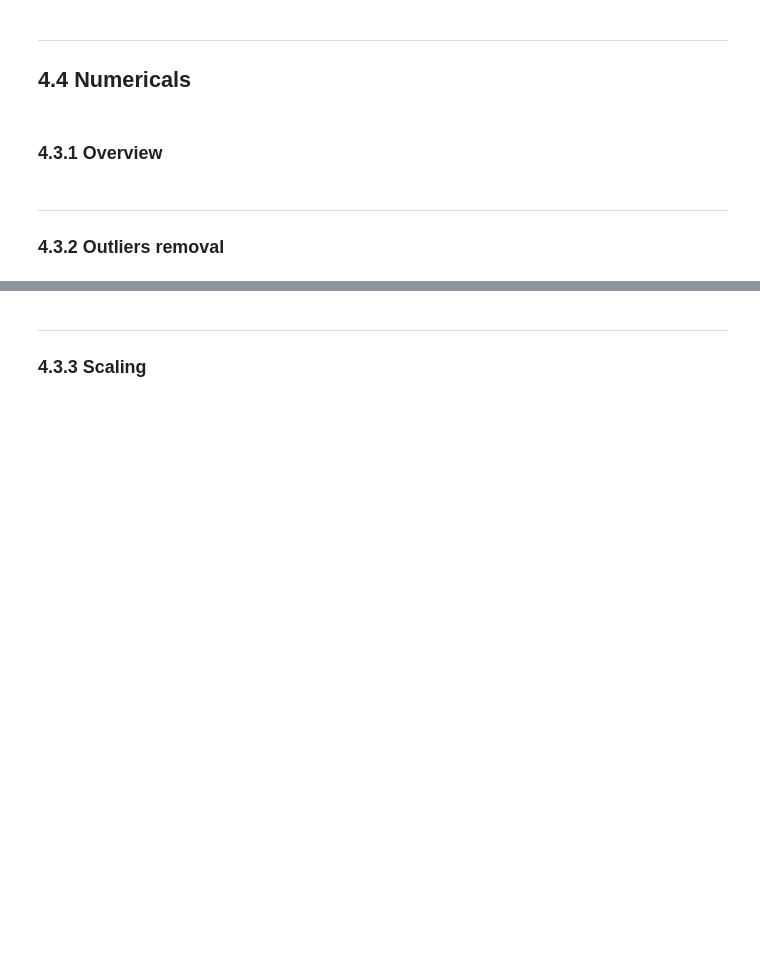
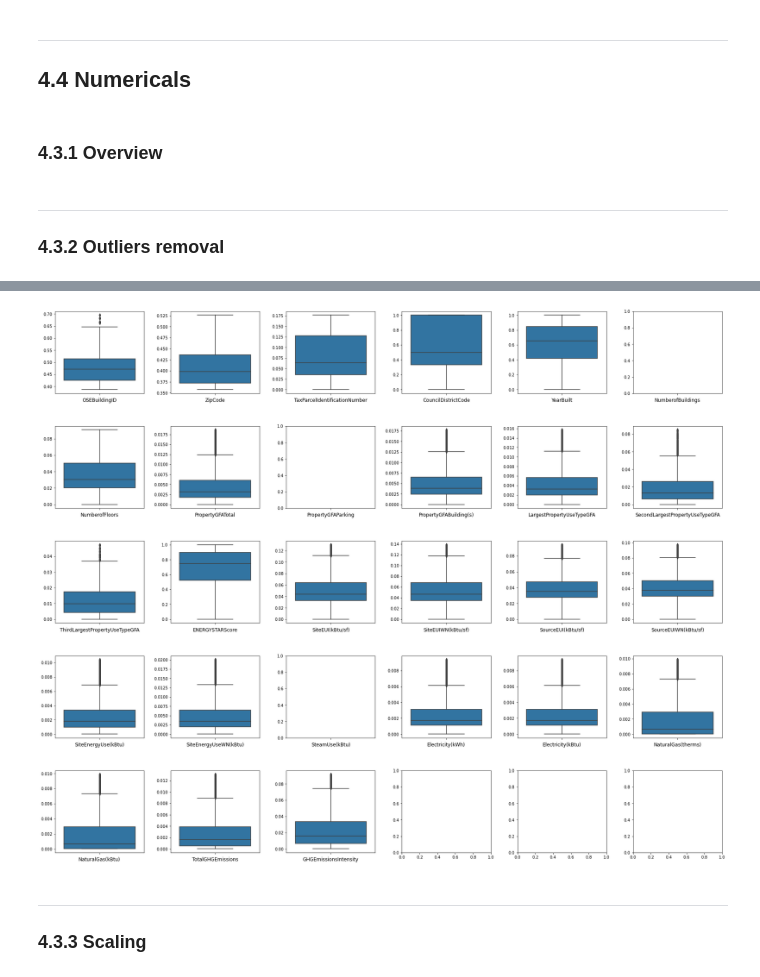
Before and after one commit to curiousmindflow/oc-ml-p3, a Jupyter notebook: preparation.ipynb, the cells around one changed output, grey strips where cells are left out. Drawn from its saved outputs; the diff is of its cells as text; code cells hidden in the pictures; blank space fills up the shorter version.

Commit message:
add iqr outlier processing... this may be a little bit overkilled... and dumb

```diff
--- a/preparation.ipynb
+++ b/preparation.ipynb
@@ -169,9 +171,9 @@ def head_several(feature, nb, *df):
     return final_dataframe.head(nb)
 # %%
 class OutlierProcessor():
-    def __init__(self, data, feature, lower_trig, upper_trig):
+    def __init__(self, data, features, lower_trig, upper_trig):
         self.data = data
-        self.feature = feature
+        self.features = features
         self.lower_trig = lower_trig
         self.upper_trig = upper_trig
         self.__above = 0
@@ -185,23 +187,24 @@ class OutlierProcessor():
         print(f"above: {self.__above}")
         print(f"total: {self.__total}")
 
-    def count(self):
-        self.__below = self.data[self.data[self.feature] < self.lower_trig][self.feature].count()
-        self.__above = self.data[self.data[self.feature] > self.upper_trig][self.feature].count()
+    def analyse(self):
+        self.__below = self.data[self.data[self.features] < self.lower_trig][self.features].count()
+        self.__above = self.data[self.data[self.features] > self.upper_trig][self.features].count()
         self.__total = self.__below + self.__above
         self.__print()
 
     def replace(self, replace_by=np.nan, inplace=False):
-        return self.data[self.feature].where(cond=lambda x: ((x > self.lower_trig) & (self.upper_trig > x)), other=replace_by, inplace=inplace)
+        return self.data[self.features].where(cond=lambda x: ((x > self.lower_trig) & (self.upper_trig > x)), other=replace_by, inplace=inplace)
 # %%
 class OutlierIqrProcessor(OutlierProcessor):
-    def __init__(self, data, feature):
-        self.__q1 = data[feature].quantile(0.25)
-        self.__q3 = data[feature].quantile(0.75)
+    def __init__(self, data, features, exclude=None):
+        self.features = [feature for feature in features if feature not in exclude]
+        self.__q1 = data[self.features].quantile(0.25)
+        self.__q3 = data[self.features].quantile(0.75)
         self.__iqr = self.__q3 - self.__q1
         upper_trig = self.__q3 + (1.5 * self.__iqr)
         lower_trig = self.__q1 - (1.5 * self.__iqr)
-        super().__init__(data, feature, lower_trig, upper_trig)
+        super().__init__(data, self.features, lower_trig, upper_trig)
 # %%
 def correlation_heatmap(dataset, figsize=(30, 20)):
     plt.figure(figsize=figsize)
@@ -309,6 +312,8 @@ data.describe(include="all")
 | 50% | 23112.000000 | 2016.0 | NaN | NaN | NaN | NaN | NaN | NaN | ... |
 | 75% | 25994.250000 | 2016.0 | NaN | NaN | NaN | NaN | NaN | NaN | ... |
 | max | 50226.000000 | 2016.0 | NaN | NaN | NaN | NaN | NaN | NaN | ... |
+# %%
+data.drop(columns="DataYear", inplace=True)
 # %% [markdown]
 ***
 ## 4.3 Categoricals
@@ -475,6 +480,15 @@ if config["cleaning"]["numericals"]["outliers"]["remove"]:
 # %%
 if config["cleaning"]["numericals"]["outliers"]["plot"]:
     multi_plot_numerical(data, numerical_data.columns.values, kind="box", n_cols=6, hspace=0.4, wspace=0.30, figsize=(30, 25))
+# %%
+if config["cleaning"]["numericals"]["outliers"]["big_remove"]:
+    o_proc = OutlierIqrProcessor(data, numerical_data.columns.values, exclude=["Latitude", "Longitude"])
+    data_temp = o_proc.replace()
+# %%
+if config["cleaning"]["numericals"]["outliers"]["big_remove_plot"]:
+    multi_plot_numerical(data_temp, data_temp.columns, kind="box", n_cols=6, hspace=0.4, wspace=0.30, figsize=(30, 25))
+# %% [output]
+[figure, added]
 # %% [markdown]
 ***
 ### 4.3.3 Scaling
```
Also changed, not shown: parts of 1 cell of this notebook.
